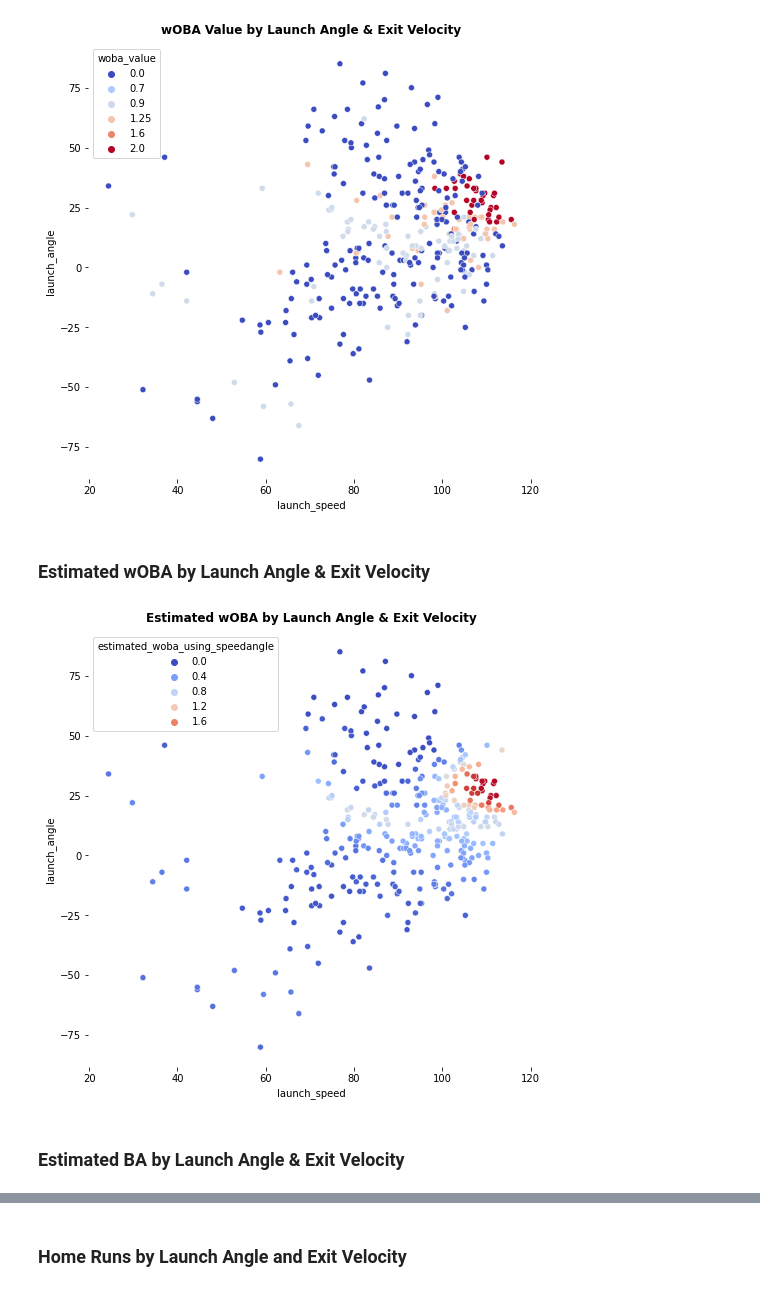
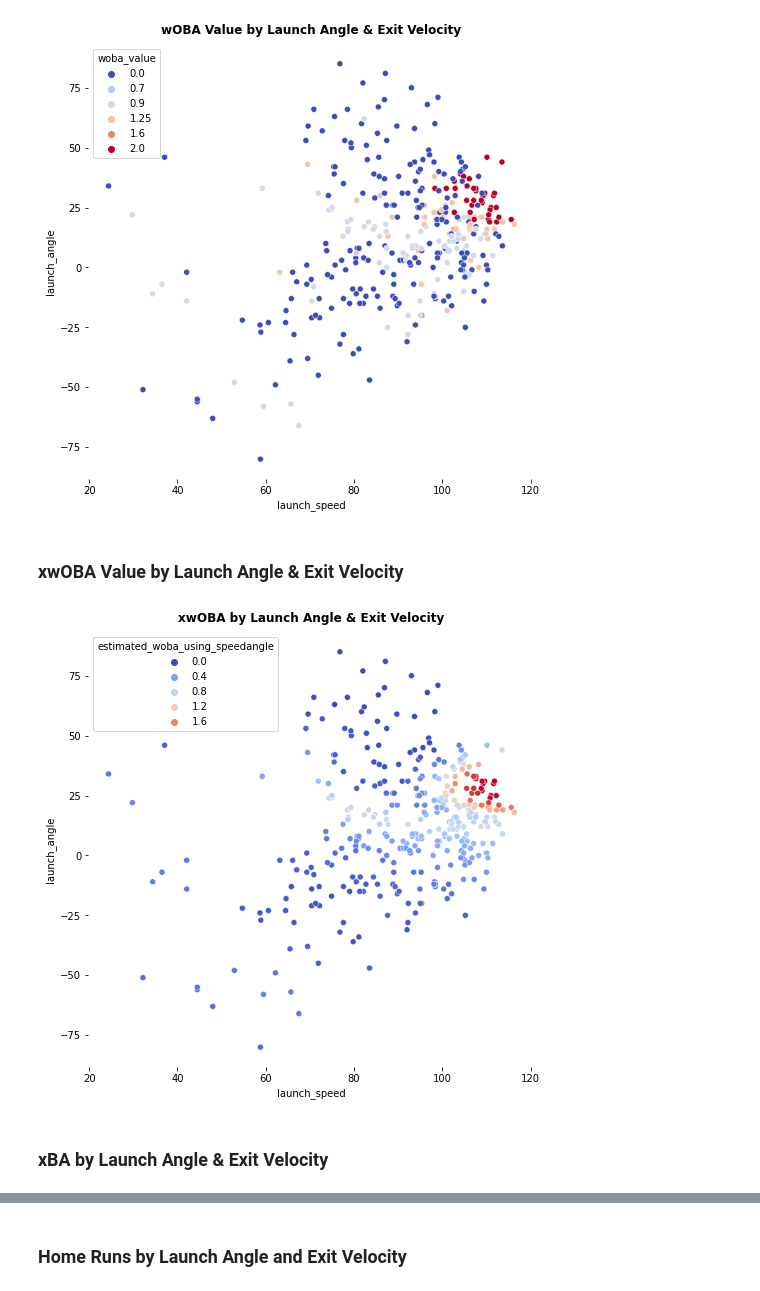
Before and after one commit to anthonyzurke/player-analysis, a Jupyter notebook: hitters/harper-scoutingreport.ipynb, the cells around one changed output, grey strips where cells are left out. Saved outputs shown, nothing was run; the diff lists cells and outputs as text; code cells hidden in the pictures.

```diff
--- a/hitters/harper-scoutingreport.ipynb
+++ b/hitters/harper-scoutingreport.ipynb
@@ -194,17 +193,17 @@ plt.title('wOBA Value by Launch Angle & Exit Velocity', fontdict = font_title, p
 # %% [output]
 [figure]
 # %% [markdown]
-### Estimated wOBA by Launch Angle & Exit Velocity
+### xwOBA Value by Launch Angle & Exit Velocity
 # %%
 fig, ax = plt.subplots(figsize = (8, 8))
 sns.despine(fig, left = True, bottom = True)
 sns.scatterplot(data = harper, x = 'launch_speed', y = 'launch_angle', hue = 'estimated_woba_using_speedangle',
                 palette = 'coolwarm')
-plt.title('Estimated wOBA by Launch Angle & Exit Velocity', fontdict = font_title, pad = 15);
+plt.title('xwOBA by Launch Angle & Exit Velocity', fontdict = font_title, pad = 15);
 # %% [output]
-[figure, old version]
+[figure, new version]
 # %% [markdown]
-### Estimated BA by Launch Angle & Exit Velocity
+### xBA by Launch Angle & Exit Velocity
 # %%
 fig, ax = plt.subplots(figsize = (8, 8))
 
```
Also changed, not shown: parts of 4 cells of this notebook, 3 other files.
